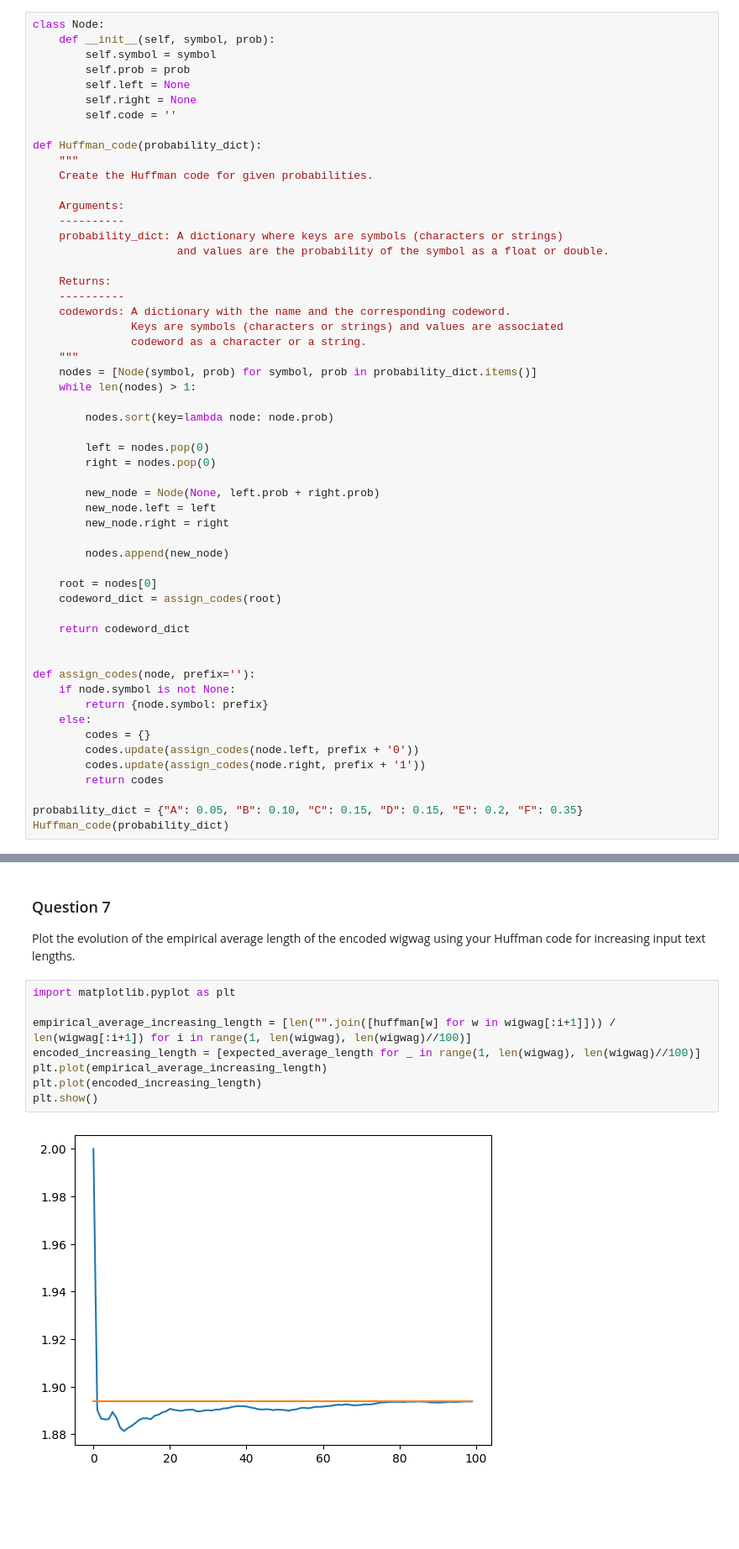
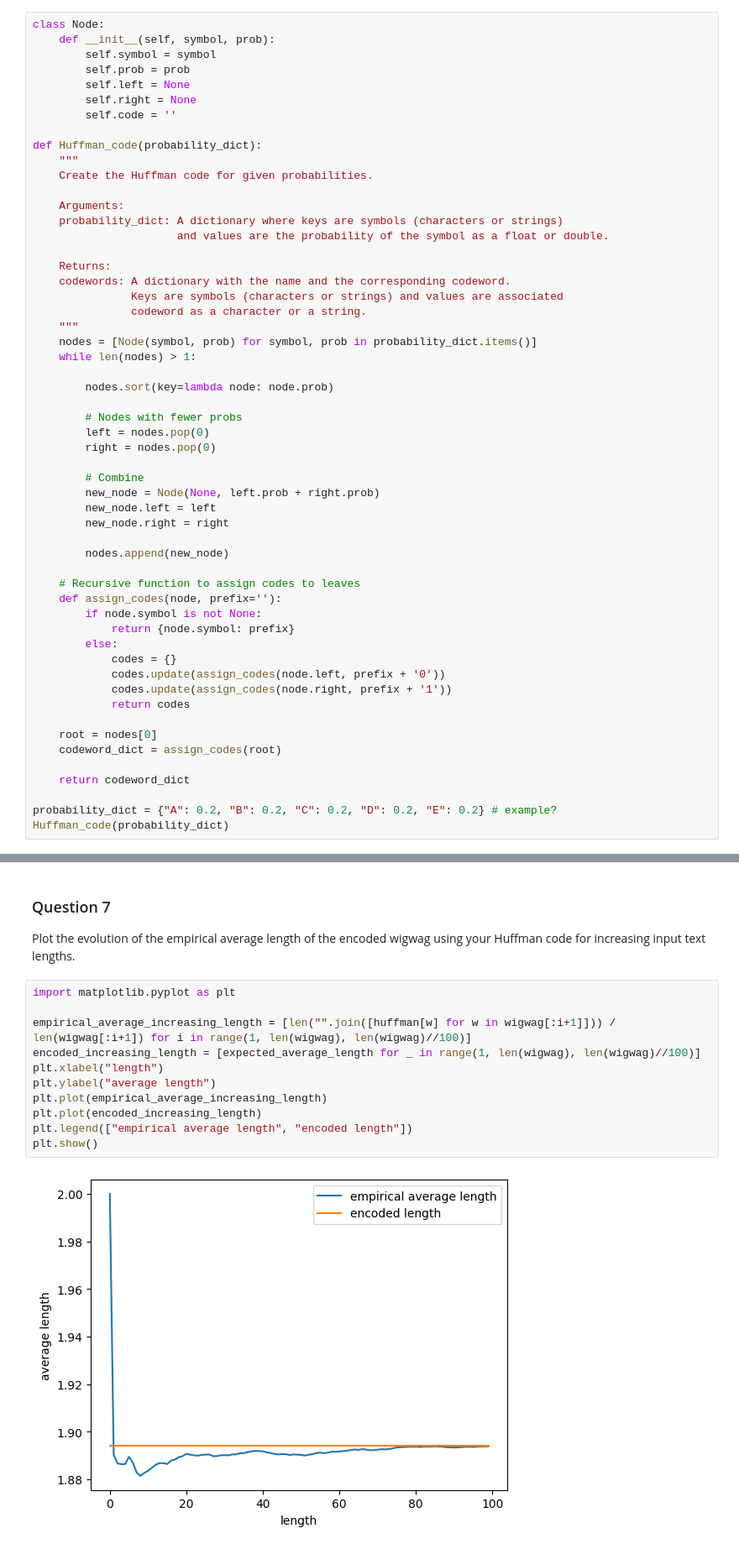
Before and after one commit to sergiopuertas/InfoCodingTheory, a Jupyter notebook: A2/s190731s2303863.ipynb, the cells around one changed output, grey strips where cells are left out. Shown at 84% size. Cells and saved outputs as stored; diff of their text form; blank space fills up the shorter version.

```diff
--- a/A2/s190731s2303863.ipynb
+++ b/A2/s190731s2303863.ipynb
@@ -28,12 +26,10 @@ def Huffman_code(probability_dict):
     Create the Huffman code for given probabilities.
 
     Arguments:
-    ----------
     probability_dict: A dictionary where keys are symbols (characters or strings)
                       and values are the probability of the symbol as a float or double.
 
     Returns:
-    ----------
     codewords: A dictionary with the name and the corresponding codeword.
                Keys are symbols (characters or strings) and values are associated
                codeword as a character or a string.
@@ -43,30 +39,32 @@ def Huffman_code(probability_dict):
 
         nodes.sort(key=lambda node: node.prob)
 
+        # Nodes with fewer probs
         left = nodes.pop(0)
         right = nodes.pop(0)
 
+        # Combine
         new_node = Node(None, left.prob + right.prob)
         new_node.left = left
         new_node.right = right
 
         nodes.append(new_node)
 
+    # Recursive function to assign codes to leaves
+    def assign_codes(node, prefix=''):
+        if node.symbol is not None:
+            return {node.symbol: prefix}
+        else:
+            codes = {}
+            codes.update(assign_codes(node.left, prefix + '0'))
+            codes.update(assign_codes(node.right, prefix + '1'))
+            return codes
+
     root = nodes[0]
     codeword_dict = assign_codes(root)
 
     return codeword_dict
 
-
-def assign_codes(node, prefix=''):
-    if node.symbol is not None:
-        return {node.symbol: prefix}
-    else:
-        codes = {}
-        codes.update(assign_codes(node.left, prefix + '0'))
-        codes.update(assign_codes(node.right, prefix + '1'))
-        return codes
-
-probability_dict = {"A": 0.05, "B": 0.10, "C": 0.15, "D": 0.15, "E": 0.2, "F": 0.35}
+probability_dict = {"A": 0.2, "B": 0.2, "C": 0.2, "D": 0.2, "E": 0.2} # example?
 Huffman_code(probability_dict)
 # %% [output]
@@ -257,13 +249,16 @@ Huffman code for increasing input text lengths.
 # %%
 import matplotlib.pyplot as plt
 
 empirical_average_increasing_length = [len("".join([huffman[w] for w in wigwag[:i+1]])) / len(wigwag[:i+1]) for i in range(1, len(wigwag), len(wigwag)//100)]
 encoded_increasing_length = [expected_average_length for _ in range(1, len(wigwag), len(wigwag)//100)]
+plt.xlabel("length")
+plt.ylabel("average length")
 plt.plot(empirical_average_increasing_length)
 plt.plot(encoded_increasing_length)
+plt.legend(["empirical average length", "encoded length"])
 plt.show()
 # %% [output]
-[figure, old version]
+[figure, new version]
 # %% [markdown]
 ### Question 8
 
```
Also changed, not shown: parts of 15 cells of this notebook.
